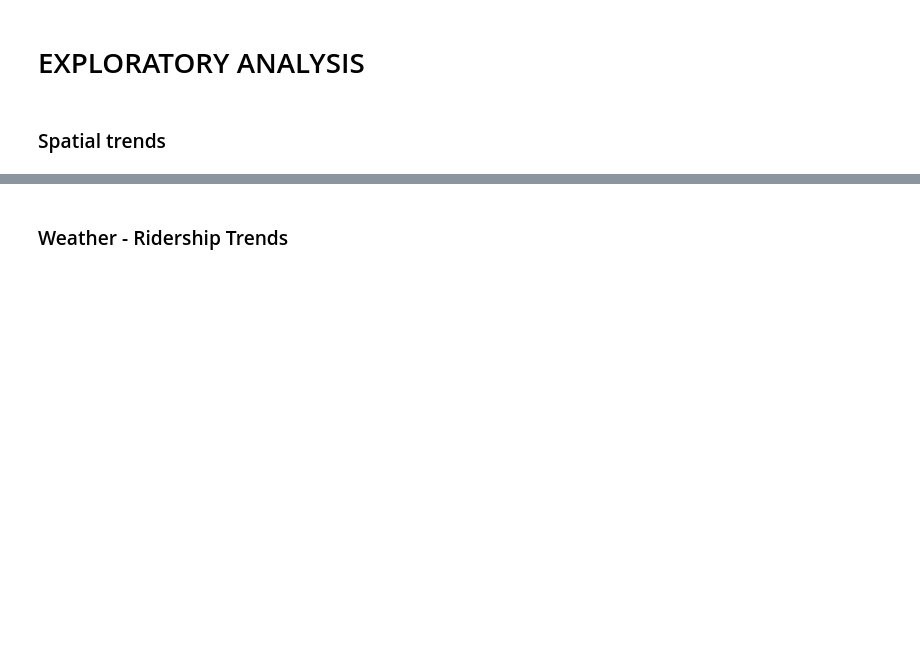
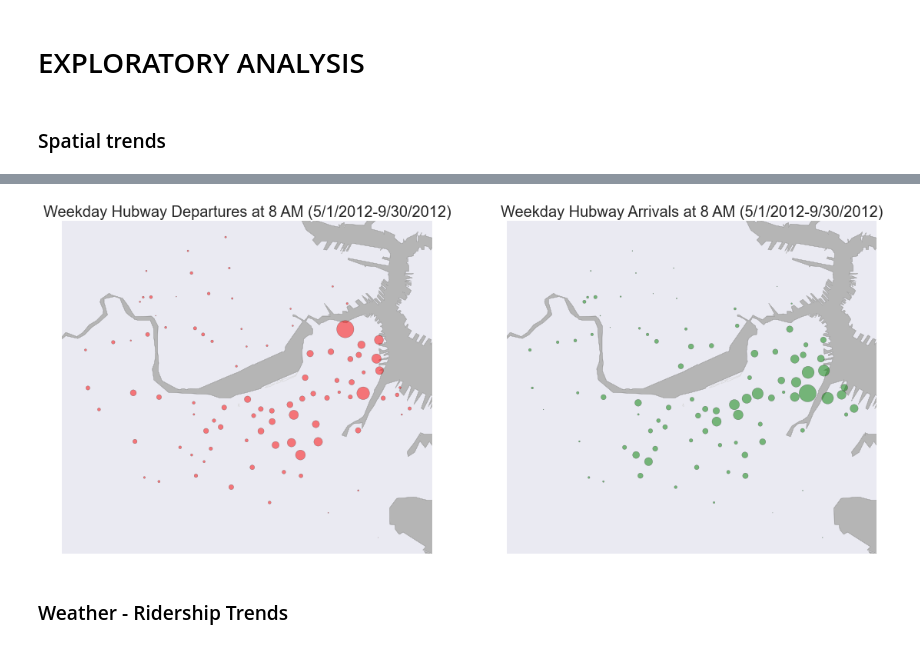
Before and after one commit to CS109Hubway/classp, a Jupyter notebook: Test_Hubway.ipynb, the cells around one changed output, grey strips where cells are left out. Cells and saved outputs as stored; diff of their text form; code cells hidden in the pictures; blank space fills up the shorter version.

```diff
--- a/Test_Hubway.ipynb
+++ b/Test_Hubway.ipynb
@@ -183,3 +233,10 @@ IOError: cannot locate water\water_shp.shp
+# %%
+#create dataframe with trips on weekdays from may to september 2012
+weekdaystations=  tripsfilt.loc[tripsfilt.st_weekday <5 ]
+#call function to map stations
+stationmap(weekdaystations, 8)
+# %% [output]
+[figure, added]
 # %% [markdown]
 ### Weather - Ridership Trends
 # %%
```
Also changed, not shown: parts of 4 cells of this notebook.
